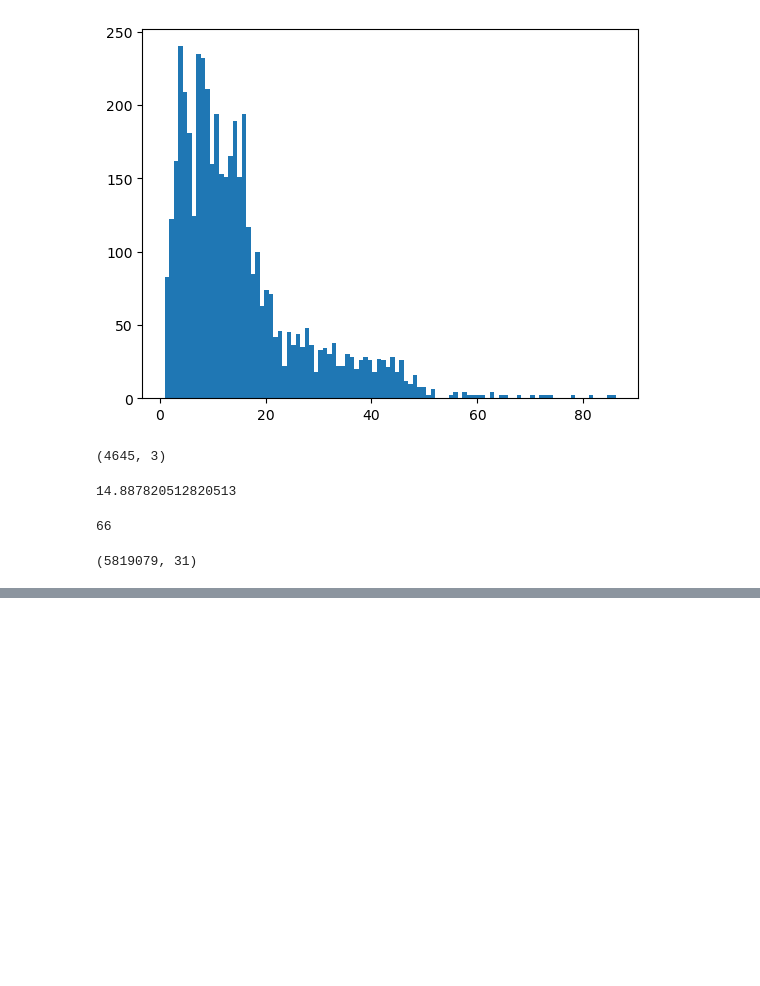
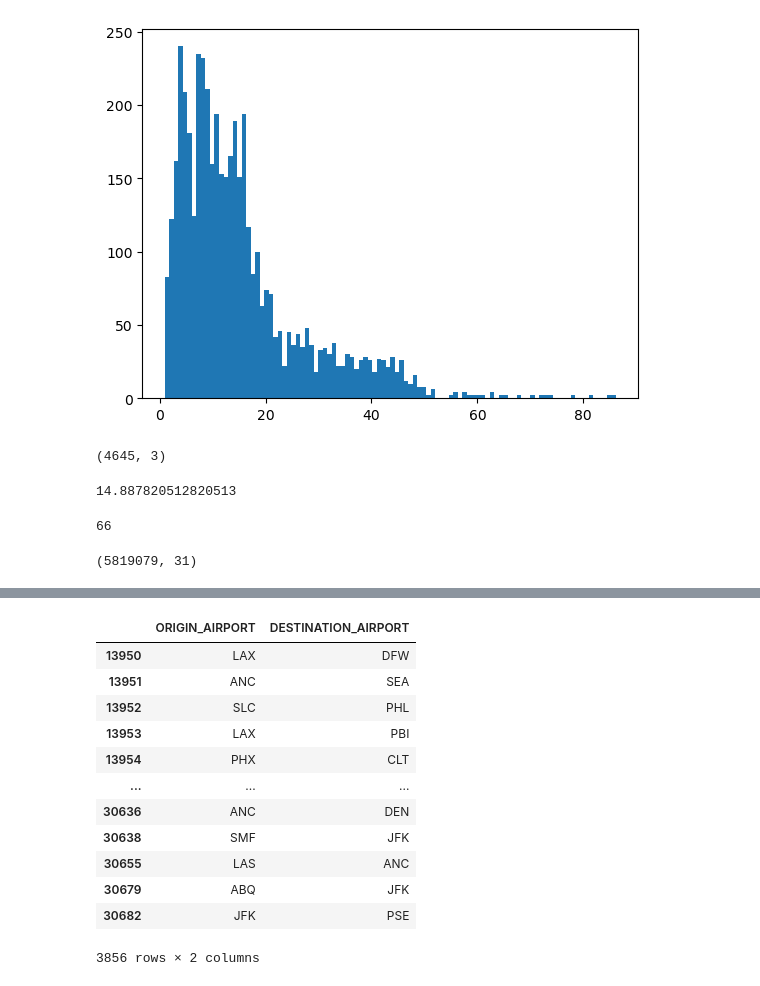
Before and after one commit to noviljohnson/FT_SQL, a Jupyter notebook: Airline_reservation/airpln_mnf_data_prep.ipynb, the cells around one changed output, grey strips where cells are left out. Cells and saved outputs as stored; diff of their text form; code cells hidden in the pictures; blank space fills up the shorter version.

```diff
--- a/Airline_reservation/airpln_mnf_data_prep.ipynb
+++ b/Airline_reservation/airpln_mnf_data_prep.ipynb
@@ -519,4 +519,4 @@ flights.shape
 # %%
 flights[flights['YEAR']==2015 and flights['MONTH'] in [1,2] and fli]
 # %%
-flights[(flights['MONTH']==1)][['YEAR','MONTH','DAY','ORIGIN_AIRPORT','DESTINATION_AIRPORT','DEPARTURE_TIME','ARRIVAL_TIME']]
+sch_temp1 = flights[(flights['MONTH']==1)][['YEAR','MONTH','DAY','ORIGIN_AIRPORT','DESTINATION_AIRPORT','DEPARTURE_TIME','ARRIVAL_TIME']]
@@ -538,0 +523,16 @@ flights.head()
+# %%
+sch_temp1[sch_temp1['DAY']==2][['ORIGIN_AIRPORT','DESTINATION_AIRPORT']].drop_duplicates()
+# %% [output]
+|  | ORIGIN_AIRPORT | DESTINATION_AIRPORT |
+| 13950 | LAX | DFW |
+| 13951 | ANC | SEA |
+| 13952 | SLC | PHL |
+| 13953 | LAX | PBI |
+| 13954 | PHX | CLT |
+| ... | ... | ... |
+| 30636 | ANC | DEN |
+| 30638 | SMF | JFK |
+| 30655 | LAS | ANC |
+| 30679 | ABQ | JFK |
+| 30682 | JFK | PSE |
+3856 rows × 2 columns
```
Also changed, not shown: parts of 32 cells of this notebook, 3 other files.
